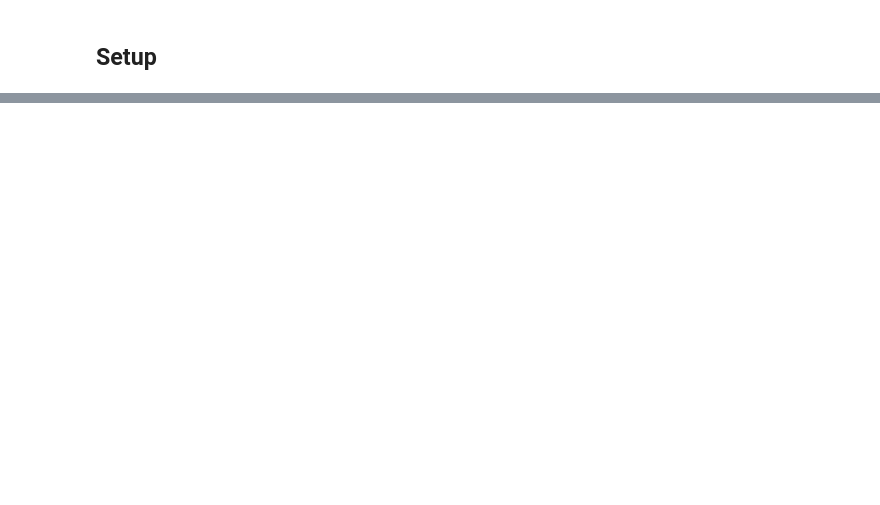
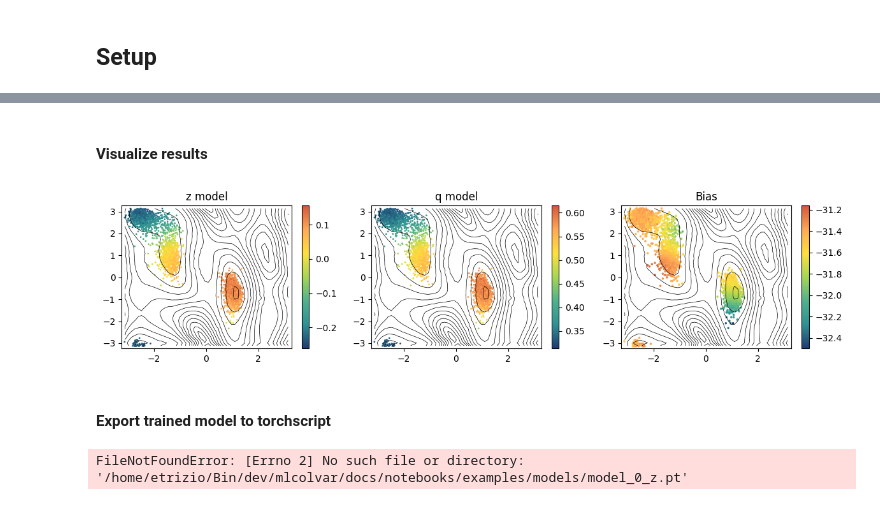
Before and after one commit to luigibonati/mlcolvar, a Jupyter notebook: docs/notebooks/examples/ex_committor.ipynb, the cells around one changed output, grey strips where cells are left out. Saved outputs shown, nothing was run; the diff lists cells and outputs as text; code cells hidden in the pictures; blank space fills up the shorter version.

```diff
--- a/docs/notebooks/examples/ex_committor.ipynb
+++ b/docs/notebooks/examples/ex_committor.ipynb
@@ -209,0 +66,12 @@ plt.show()
+# %%
+from mlcolvar.core.transform import PairwiseDistances
+
+# simulation cell
+cell = torch.Tensor([3.0233, 3.0233, 3.0233])
+print('Cell: ', cell)
+
+# initialize object to compute distances
+ComputeDistances = PairwiseDistances(n_atoms=10,
+                                     PBC=True,
+                                     cell=cell,
+                                     scaled_coords=True)
@@ -209,0 +237,66 @@ plt.show()
+# %% [markdown]
+#### Visualize results
+# %%
+from mlcolvar.cvs.committor.utils import KolmogorovBias
+
+fig, axs = plt.subplots(1,3,figsize=(12,3))
+
+# plot z --> activation off, directly distances as inputs
+model.sigmoid = None
+model.preprocessing = ComputeDistances
+
+ax = axs[0]
+ax.set_title('z model')
+aux = model(dataset['data'])
+cp = ax.scatter(dataframe['phi'], dataframe['psi'], c=aux.cpu().detach().numpy(), s=1, cmap='fessa')
+ax.contour(ref['bins1'], ref['bins2'], ref['fes'], 15, colors='k', linewidths=0.5)
+plt.colorbar(cp, ax=ax)
+
+
+# plot q --> activation on, directly distances as inputs
+model.sigmoid = Sigmoid
+model.preprocessing = ComputeDistances
+
+ax = axs[1]
+ax.set_title('q model')
+aux = model(dataset['data'])
+cp = ax.scatter(dataframe['phi'], dataframe['psi'],c=aux.cpu().detach().numpy(), s=1, cmap='fessa')
+ax.contour(ref['bins1'], ref['bins2'], ref['fes'], 15, colors='k', linewidths=0.5)
+plt.colorbar(cp, ax=ax)
+
+
+# plot Kolmogorov bias --> activation on, distances as inputs as we do in PLUMED
+model.sigmoid = Sigmoid
+model.preprocessing = ComputeDistances
+
+ax = axs[2]
+ax.set_title('Bias')
+bias_model = KolmogorovBias(model, lambd=2, beta=1)
+aux = bias_model((dataset['data']))
+cp = ax.hexbin(dataframe['phi'], dataframe['psi'], C=aux.cpu().detach().numpy(), cmap='fessa')
+ax.contour(ref['bins1'], ref['bins2'], ref['fes'], 15, colors='k', linewidths=0.5)
+plt.colorbar(cp, ax=ax)
+
+plt.tight_layout()
+plt.show()
+# %% [output]
+[figure, added]
+# %% [markdown]
+#### Export trained model to torchscript
+# %%
+iter = 0
+
+# turn of preprocessing as in PLUMED we precompute the descriptors to make it faster
+model.preprocessing = None
+
+# export z model --> activation off
+model.sigmoid = None
+model.to_torchscript(f'models/model_{iter}_z.pt', method='trace')
+convert_model(f'models/model_{iter}_z.pt', 45)
+
+# export q model --> activation on
+model.sigmoid = Sigmoid()
+model.to_torchscript(f'models/model_{iter}_q.pt', method='trace')
+convert_model(f'models/model_{iter}_q.pt', 45)
+# %% [output]
+FileNotFoundError: [Errno 2] No such file or directory: '/home/etrizio/Bin/dev/mlcolvar/docs/notebooks/examples/models/model_0_z.pt'
```
Also changed, not shown: parts of 34 cells of this notebook.
